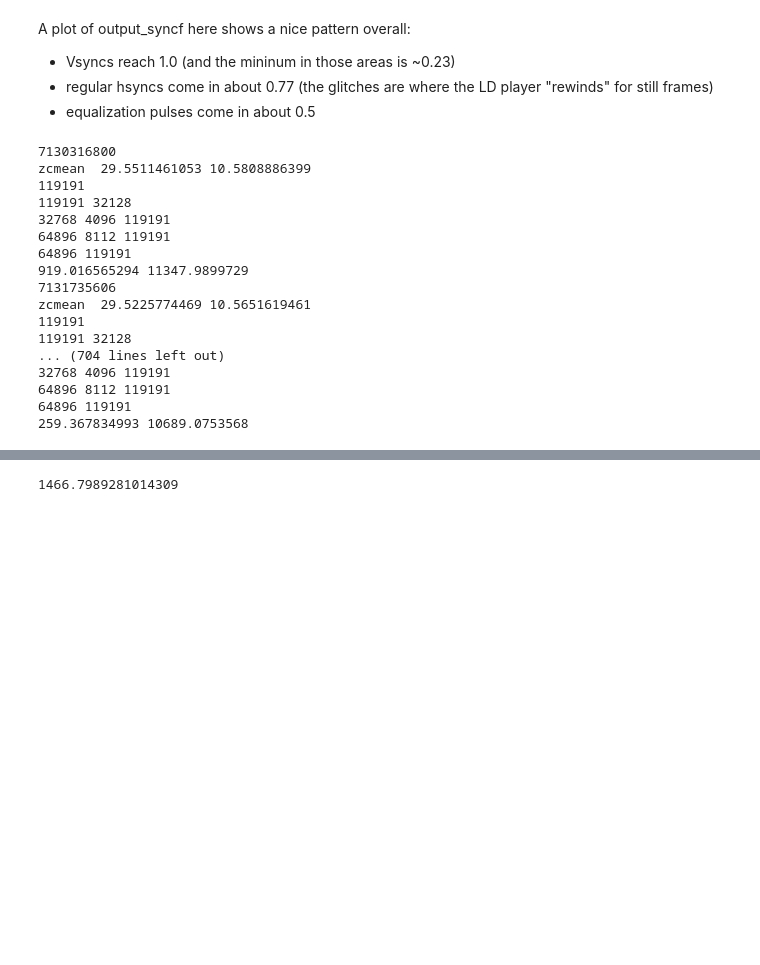
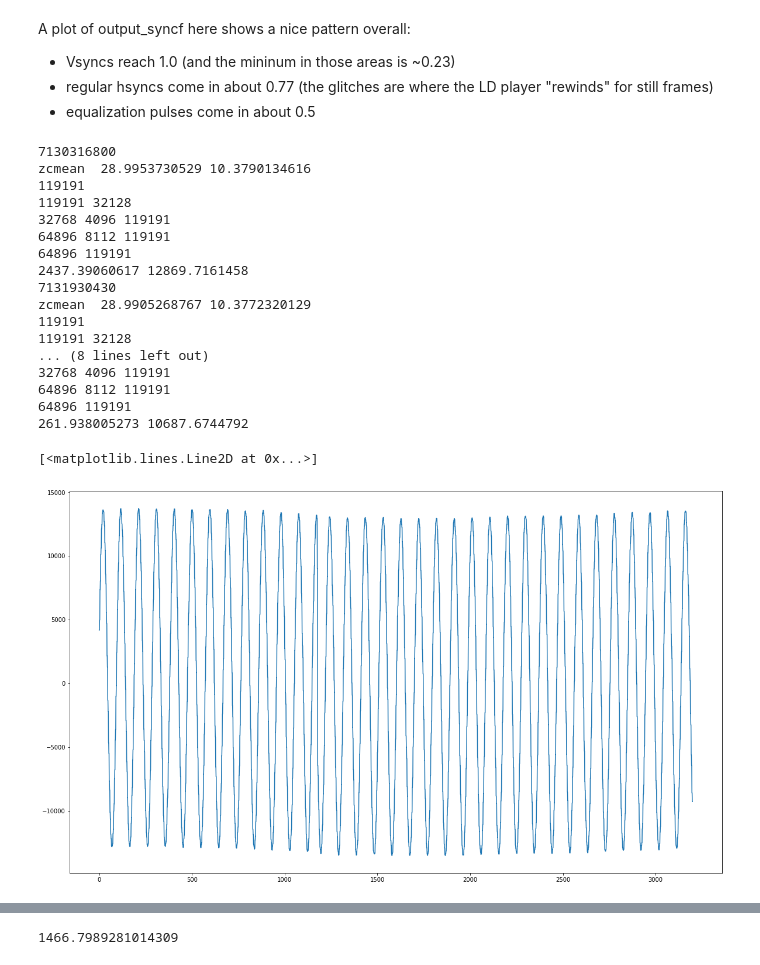
Before and after one commit to happycube/ld-decode, a Jupyter notebook: ld-decoder-dev11.ipynb, the cells around one changed output, grey strips where cells are left out. Saved outputs shown, nothing was run; the diff lists cells and outputs as text; code cells hidden in the pictures; blank space fills up the shorter version.

```diff
--- a/ld-decoder-dev11.ipynb
+++ b/ld-decoder-dev11.ipynb
@@ -1365,7 +1370,7 @@ linelist = None
 
 nexttimeoffset = 0
 
-while linelist is None or frameno < 90:
+while linelist is None or frameno < 3:
     print(curloc)
     frame, frame_audio = demod(infile, curloc, curloc + readlen, filterset, mtf_level=needmtf)
     linelist, nextread = findsync_getpulses(frame, 512)
@@ -1386,25 +1391,32 @@ while linelist is None or frameno < 90:
         final_audio = audio_phase2(filterset, frame_audio)
         output_audio, nexttimeoffset = downscale_audio(final_audio, linelist2, filterset, nexttimeoffset)
 
+        #nexttimeoffset = 0
+
         outfile_audio.write(output_audio)
 # %% [output]
 7130316800
-zcmean  29.5511461053 10.5808886399
+zcmean  28.9953730529 10.3790134616
 119191
 119191 32128
 32768 4096 119191
 64896 8112 119191
 64896 119191
-919.016565294 11347.9899729
-7131735606
-zcmean  29.5225774469 10.5651619461
+2437.39060617 12869.7161458
+7131930430
+zcmean  28.9905268767 10.3772320129
 119191
 119191 32128
-... (704 lines left out)
+... (8 lines left out)
 32768 4096 119191
 64896 8112 119191
 64896 119191
-259.367834993 10689.0753568
+261.938005273 10687.6744792
+# %%
+plt.plot(output_audio)
+# %% [output]
+[<matplotlib.lines.Line2D at 0x...>]
+[figure, added]
 # %%
 processphillipscode(frame['demod'], linelist2)
 # %% [output]
```
Also changed, not shown: parts of 9 cells of this notebook.
